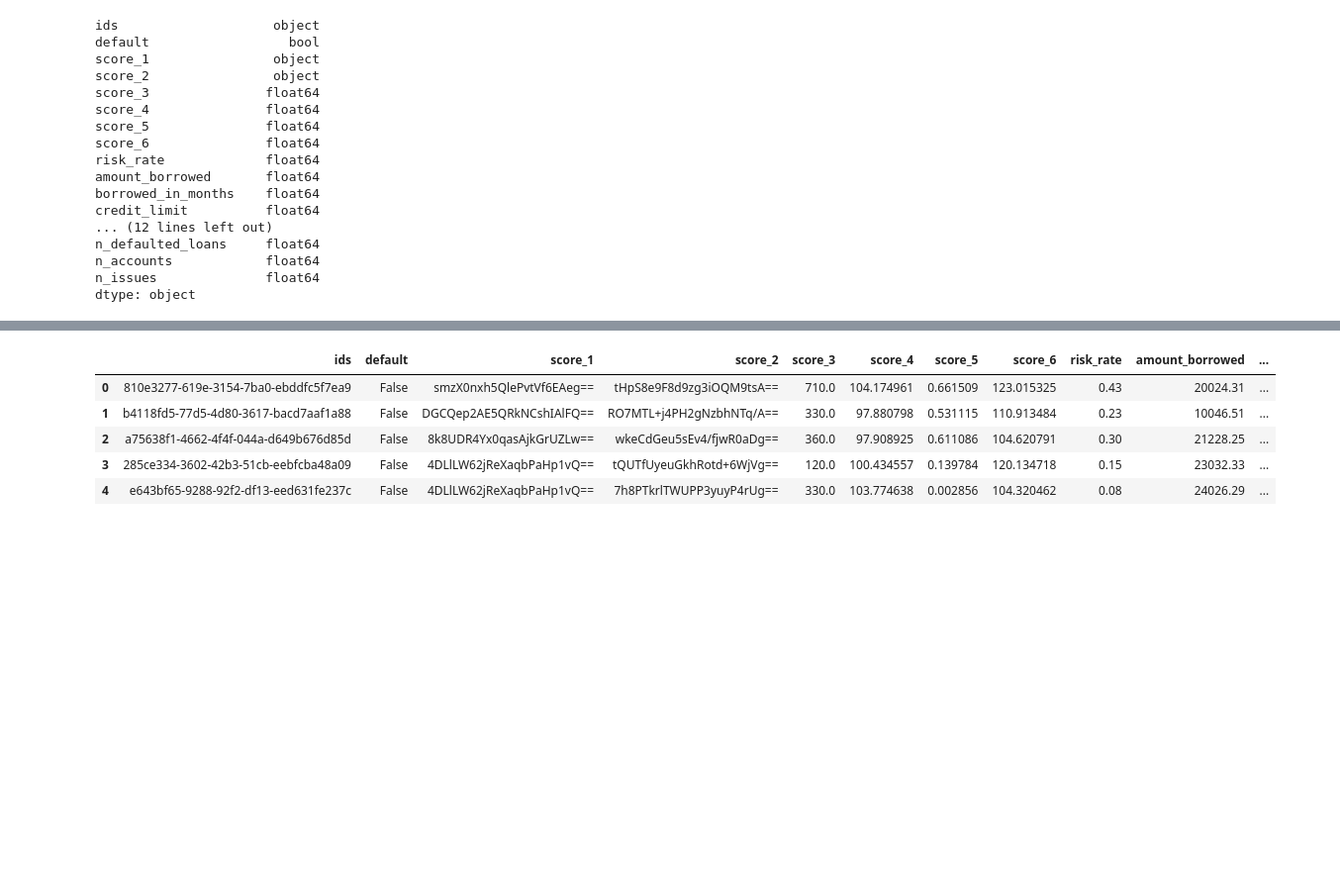
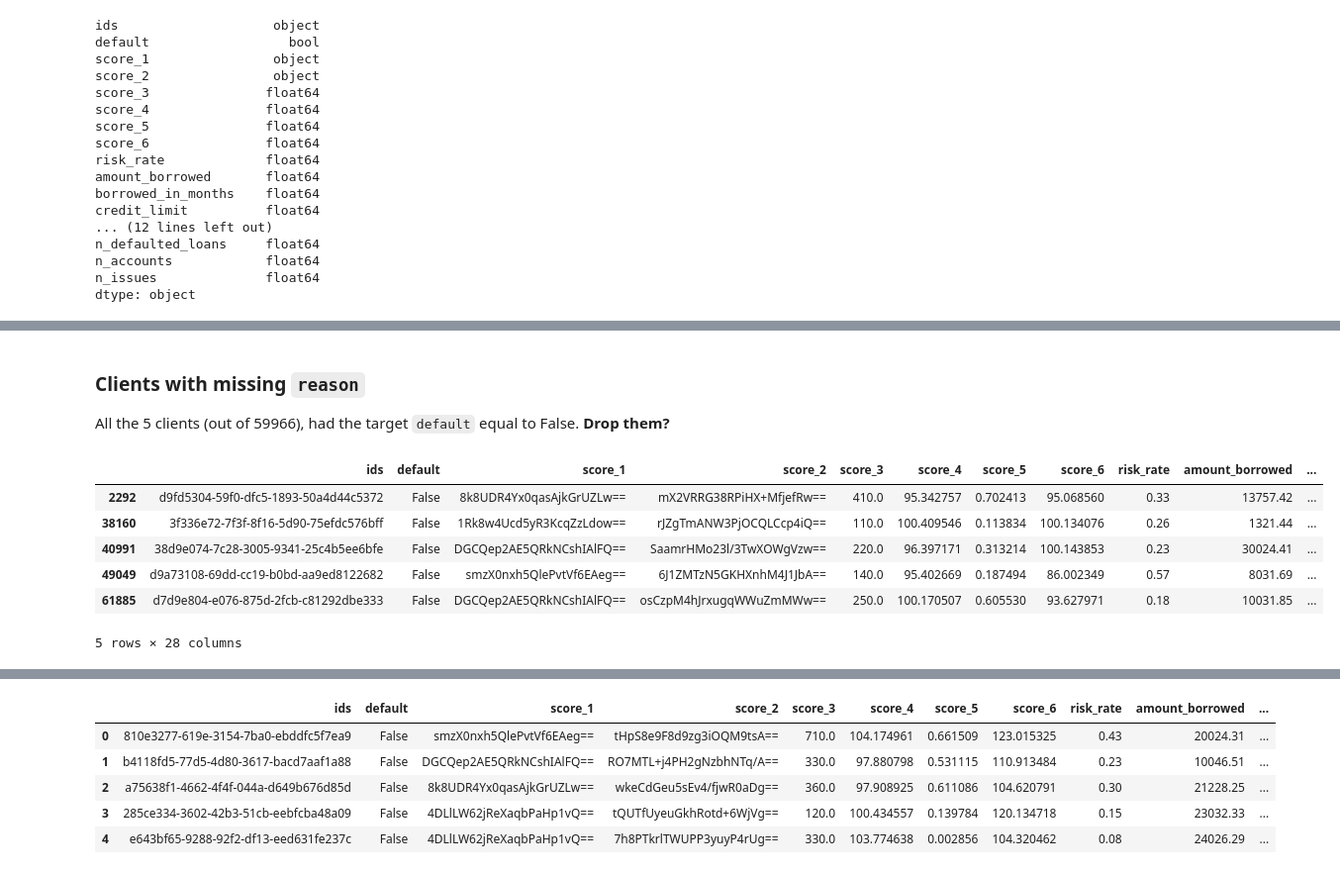
Before and after one commit to Lucas-Cerqueira/nubank-puzzle, a Jupyter notebook: default_prediction.ipynb, the cells around one changed output, grey strips where cells are left out. Shown: that part at 99% size. Drawn from its saved outputs; the diff is of its cells as text; code cells hidden in the pictures; blank space fills up the shorter version.

```diff
--- a/default_prediction.ipynb
+++ b/default_prediction.ipynb
@@ -43,0 +63,13 @@ dtype: object
+# %% [markdown]
+### Clients with missing `reason`
+All the 5 clients (out of 59966), had the target `default` equal to False. **Drop them?**
+# %%
+df_train[df_train['reason'].isna()]
+# %% [output]
+|  | ids | default | score_1 | score_2 | score_3 | score_4 | score_5 | score_6 | risk_rate | amount_borrowed | ... |
+| 2292 | d9fd5304-59f0-dfc5-1893-50a4d44c5372 | False | 8k8UDR4Yx0qasAjkGrUZLw== | mX2VRRG38RPiHX+MfjefRw== | 410.0 | 95.342757 | 0.702413 | 95.068560 | 0.33 | 13757.42 | ... |
+| 38160 | 3f336e72-7f3f-8f16-5d90-75efdc576bff | False | 1Rk8w4Ucd5yR3KcqZzLdow== | rJZgTmANW3PjOCQLCcp4iQ== | 110.0 | 100.409546 | 0.113834 | 100.134076 | 0.26 | 1321.44 | ... |
+| 40991 | 38d9e074-7c28-3005-9341-25c4b5ee6bfe | False | DGCQep2AE5QRkNCshIAlFQ== | SaamrHMo23l/3TwXOWgVzw== | 220.0 | 96.397171 | 0.313214 | 100.143853 | 0.23 | 30024.41 | ... |
+| 49049 | d9a73108-69dd-cc19-b0bd-aa9ed8122682 | False | smzX0nxh5QlePvtVf6EAeg== | 6J1ZMTzN5GKHXnhM4J1JbA== | 140.0 | 95.402669 | 0.187494 | 86.002349 | 0.57 | 8031.69 | ... |
+| 61885 | d7d9e804-e076-875d-2fcb-c81292dbe333 | False | DGCQep2AE5QRkNCshIAlFQ== | osCzpM4hJrxugqWWuZmMWw== | 250.0 | 100.170507 | 0.605530 | 93.627971 | 0.18 | 10031.85 | ... |
+5 rows × 28 columns
```
Also changed, not shown: parts of 9 cells of this notebook.
